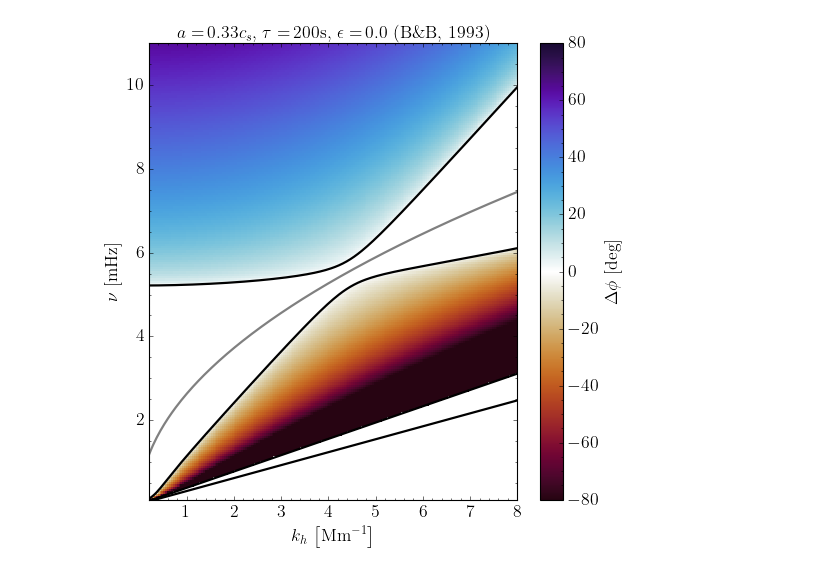
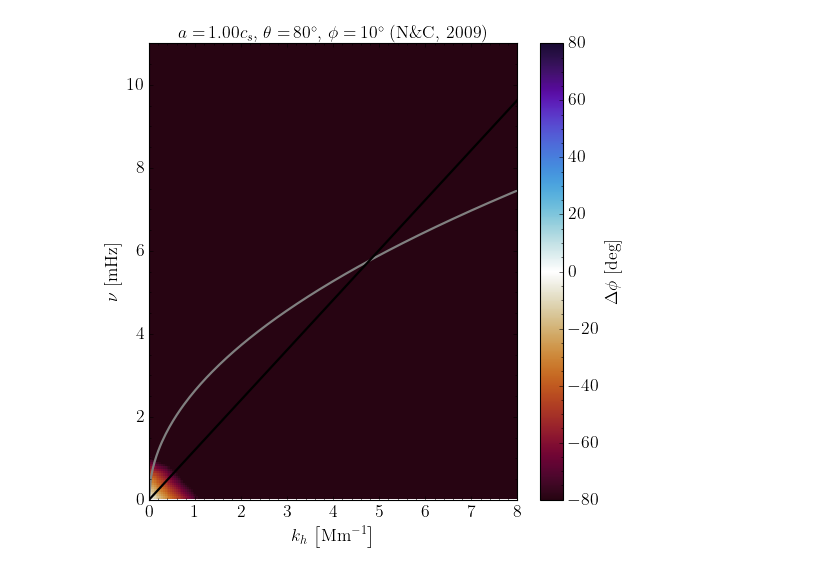
Before and after one commit to JulioM1823/Vesa_2026, a Jupyter notebook: Code/diagnostic_diagram/analysis.ipynb, the cells around one changed output. Drawn from its saved outputs; the diff is of its cells as text; code cells hidden in the pictures.

Commit message:
Update diagnostic analysis notebooks

```diff
--- a/Code/diagnostic_diagram/analysis.ipynb
+++ b/Code/diagnostic_diagram/analysis.ipynb
@@ -53,86 +53,81 @@ kh_grid, omega_grid = np.meshgrid(kh, omega)  # km^-1, rad/s
 
 # Intialize the diagnostic diagram
 params = dd_config.params
-model  = 'bunte1993'
+model  = 'nc2009'  # 'nc2009', 'bunte1993', 'schunker2005'
 diagram_class = dd_funcs.DiagnosticDiagram(kh_grid, omega_grid, params[model])
 
 # Conversion factors
 rad_to_mHz = (2*pi)**(-1)*1e3  # rad/s to mHz
 inv_km_to_Mm = 1e3  # km^-1 to Mm^-1
 
-# Calculate the bounds where kz^2 < 0 and calculate kz
+# Calculate the bounds where kz^2 < 0 and calculate globally tracked kz branches.
 nu = np.array(Parallel(n_jobs = -1, backend = 'loky')(delayed(diagram_class.omega_solve)(i) for i in kh))*rad_to_mHz
-kz = np.stack(Parallel(n_jobs = -1, backend = 'loky')(delayed(diagram_class.kz_solve)(i) for i in kh), axis = 1)
+kz, kz_tracking = diagram_class.kz_solve_grid(return_diagnostics=True)
 
 # Calculate grids and f-mode dispersion for plotting
 kh_plot  = kh_grid*inv_km_to_Mm # Mm^-1
 nu_plot  = omega_grid*rad_to_mHz  # mHz
 fmode_nu = diagram_class.fmode_dispersion()*rad_to_mHz
 
-# Subtract mode contamination
-if (model == 'nc2009'):
-    evan_indices = np.nonzero((nu_plot >= (nu[:, 1])) & (nu_plot <= (nu[:, 2])))
-    kz[:, :, 0][evan_indices] = 0.0
-
-# Color the AGWs red
-agw_indices = np.nonzero(nu_plot < fmode_nu)
-kz[:, :, 0][agw_indices]  = -kz[:, :, 0][agw_indices]
-
-# Calculate the corresponding phase speed and phase difference using list comprehensions per kz-mode
+# Calculate the corresponding phase speed and phase difference using the tracked kz branches.
 v_phase = [diagram_class.phase_speed(omega_grid, kz[:, :, n]) for n in range(params[model]['kz_order'])]  # km/s
 delta_phi = [diagram_class.phase_difference(omega_grid, v_phase[n], dd_config.dz) for n in range(params[model]['kz_order'])]  # rad
 
 # Plot the diagnostic diagram
 interval = ZScaleInterval()
 
 # Plot the phase differences
 for i in range(0, params[model]['kz_order']):
-    phase_difference = np.nan_to_num(delta_phi[i]*180*pi**(-1), nan = 0.0, posinf=0.0, neginf=0.0) # degrees
+    phase_difference = np.real(np.nan_to_num(delta_phi[i]*180*pi**(-1), nan = 0.0, posinf=0.0, neginf=0.0)) # degrees
     if np.all(np.isclose(phase_difference, 0.0, rtol=1e-09, atol=1e-09)):
         plt.close()
         continue
     # Make the plot
     plt.figure(figsize=(7, 7))
     plt.plot(kh_plot[0], fmode_nu, 'gray')
     if (model == 'nc2009') or (model == 'bunte1993'):
         plt.plot(kh_plot[0], kh*(dd_config.ax*rad_to_mHz), color='black', linestyle='-')
     vmin, vmax = -80, 80
     plt.pcolormesh(kh_plot, nu_plot, phase_difference, cmap=cmr.fusion, shading="auto", norm=mcolors.TwoSlopeNorm(vmin=vmin, vcenter=0.0, vmax=vmax), rasterized=True)
     plt.colorbar(label=colorbar_label_phase)
-    for j in range(0, params[model]['omega_order']):
-        plt.plot(kh_plot[0], nu[:, j], 'k-', markersize=3)
+    # for j in range(0, params[model]['omega_order']):
+        # plt.plot(kh_plot[0], nu[:, j], 'k-', markersize=3)
     plt.title(f'Diagnostic Diagram for {diagram_class.model.upper()}')
     plt.xlabel(wavenumber_label)
     plt.ylabel(frequency_label)
-    plt.xlim(0.2, np.max(kh_plot))
-    plt.ylim(0.1, np.max(nu_plot))
+    plt.xlim(0.0, np.max(kh_plot))
+    plt.ylim(0.0, np.max(nu_plot))
     plt.tight_layout()
     plt.title(params[model]['title'])
     plt.show()
-    break  # Remove this line to plot all kz modes
 
-# for i in range(0, params[model]['kz_order']):
-#     kz_i = kz[:, :, i]
-#     if np.all(np.isclose(kz_i, 0.0, rtol=1e-09, atol=1e-09)):
-#         plt.close()
-#         continue
-#     # Plot the kz_grids
-#     plt.figure(figsize=(7, 7))
-#     plt.plot(kh_plot[0], fmode_nu, 'gray')
-#     if (model == 'nc2009') or (model == 'bunte1993'):
-#         plt.plot(kh_plot[0], kh*(config.ax*rad_to_mhz, color='green', linestyle='-')
-#     vmin, vmax = interval.get_limits(kz_i)
-#     plt.pcolormesh(kh_plot, nu_plot, kz_i, cmap='hot', shading="auto", vmin=vmin, vmax=vmax, rasterized=True)
-#     plt.colorbar(label=colorbar_label_kz)
-#     for j in range(0, params[model]['omega_order']):
-#         plt.plot(kh_plot[0], nu[:, j], 'k*', markersize=3)
-#     plt.title(f'Diagnostic Diagram for {diagram_class.model.upper()}')
-#     plt.xlabel(wavenumber_label)
-#     plt.ylabel(frequency_label)
-#     plt.xlim(0.2, np.max(kh_plot))
-#     plt.ylim(0.1, np.max(nu_plot))
-#     plt.tight_layout()
-#     plt.title(params[model]['title'])
-#     plt.show()
+# Plot the tracked kz grids with one shared color scale. The branch-swap
+# correction should leave no plot-artifact pixels to mask.
+kz_plot = diagram_class.kz_plot_values(kz, component='real',diagnostics=kz_tracking)
+kz_vmin, kz_vmax = diagram_class.kz_color_limits(kz, component='real', diagnostics=kz_tracking, robust=False)
+kz_cmap = plt.get_cmap('hot').copy()
+kz_cmap.set_bad('0.65')
+
+for i in range(0, params[model]['kz_order']):
+    kz_i = kz_plot[:, :, i]
+    finite_kz_i = kz_i[np.isfinite(kz_i)]
+    if finite_kz_i.size == 0 or np.all(np.isclose(finite_kz_i, 0.0, rtol=1e-09, atol=1e-09)):
+        plt.close()
+        continue
+    # Plot the kz_grids
+    plt.figure(figsize=(7, 7))
+    plt.plot(kh_plot[0], fmode_nu, 'gray')
+    if (model == 'nc2009') or (model == 'bunte1993'):
+        plt.plot(kh_plot[0], kh*dd_config.ax*rad_to_mHz, color='green', linestyle='-')
+    plt.pcolormesh(kh_plot, nu_plot, kz_i, cmap=kz_cmap, shading="auto", vmin=kz_vmin, vmax=kz_vmax, rasterized=True)
+    plt.colorbar(label=colorbar_label_kz)
+    plt.title(f'Tracked k_z Branch {i + 1} for {diagram_class.model.upper()}')
+    plt.xlabel(wavenumber_label)
+    plt.ylabel(frequency_label)
+    plt.xlim(0.0, np.max(kh_plot))
+    plt.ylim(0.0, np.max(nu_plot))
+    plt.tight_layout()
+    plt.title(params[model]['title'])
+    plt.show()
 # %% [output]
-[figure, old version]
+[figure, new version]
```
Also changed, not shown: parts of 3 cells of this notebook, 1 other file.
